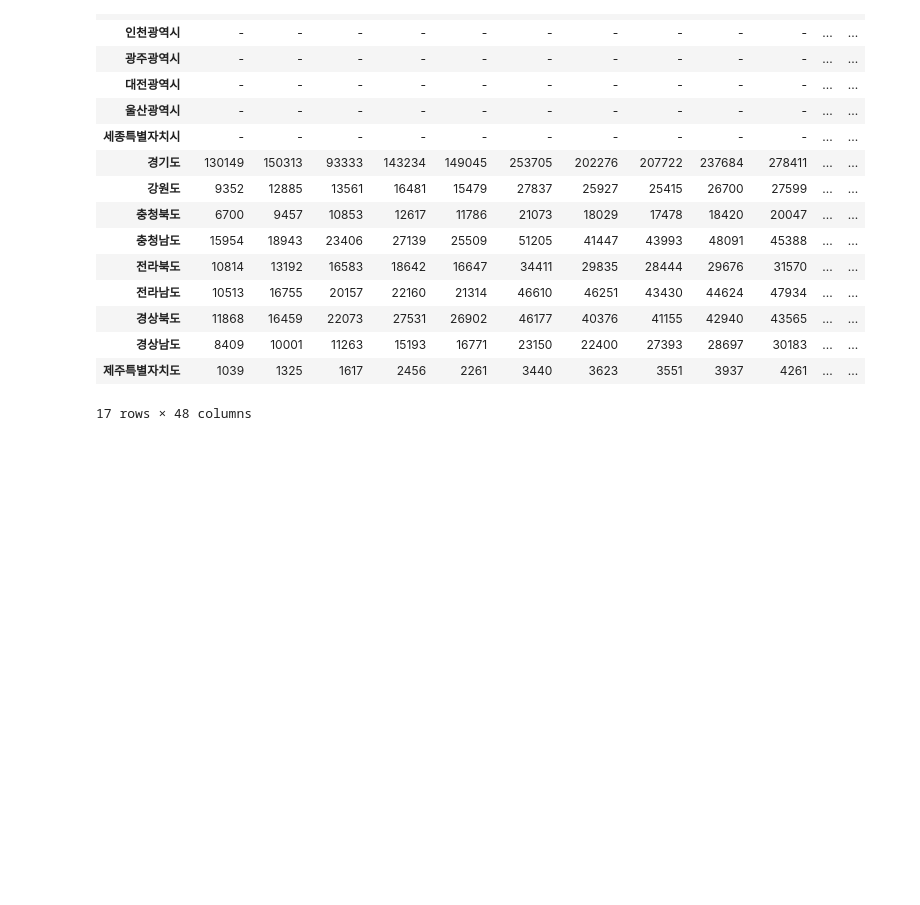
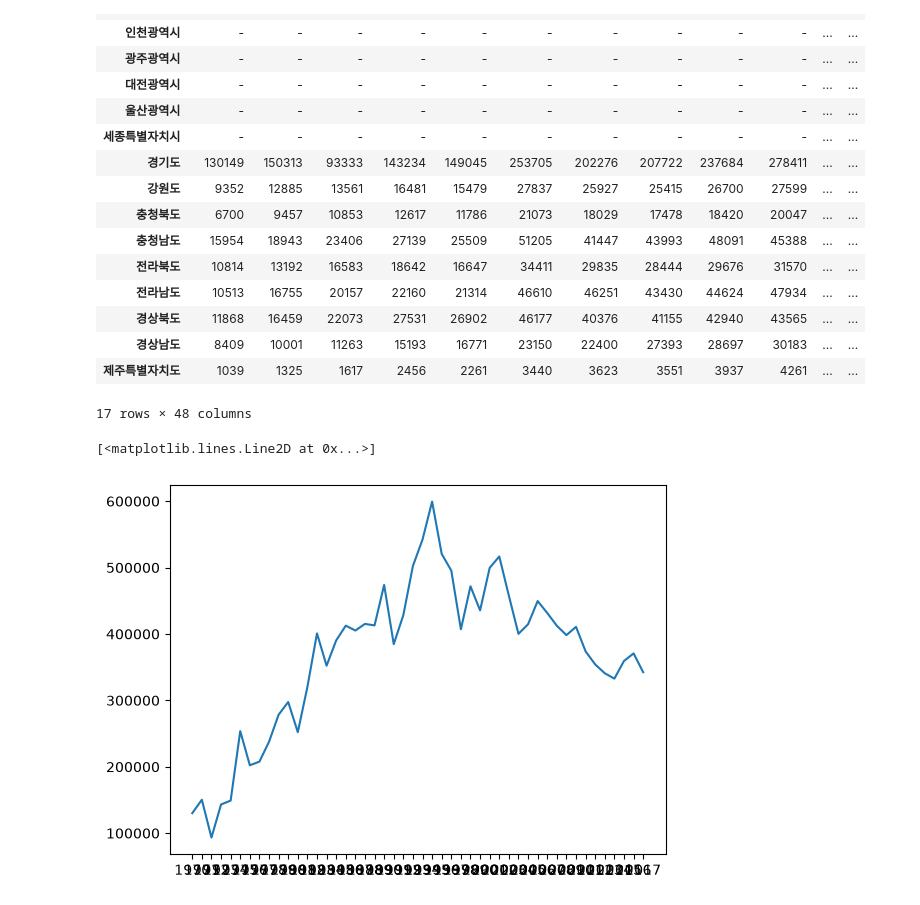
Before and after one commit to YoonTae98/18_data_analytics, a Jupyter notebook: 01_matplotlib.ipynb, the cells around one changed output. Cells and saved outputs as stored; diff of their text form; code cells hidden in the pictures; blank space fills up the shorter version.

```diff
--- a/01_matplotlib.ipynb
+++ b/01_matplotlib.ipynb
@@ -130,3 +130,10 @@ df_seoul
 | 경상남도 | 8409 | 10001 | 11263 | 15193 | 16771 | 23150 | 22400 | 27393 | 28697 | 30183 | ... | ... |
 | 제주특별자치도 | 1039 | 1325 | 1617 | 2456 | 2261 | 3440 | 3623 | 3551 | 3937 | 4261 | ... | ... |
 17 rows × 48 columns
+# %%
+sr_one = df_seoul.loc['경기도']
+# %%
+plt.plot(sr_one.index, sr_one.values)
+# %% [output]
+[<matplotlib.lines.Line2D at 0x...>]
+[figure, added]
```
Also changed, not shown: parts of 7 cells of this notebook, 2 other files.
